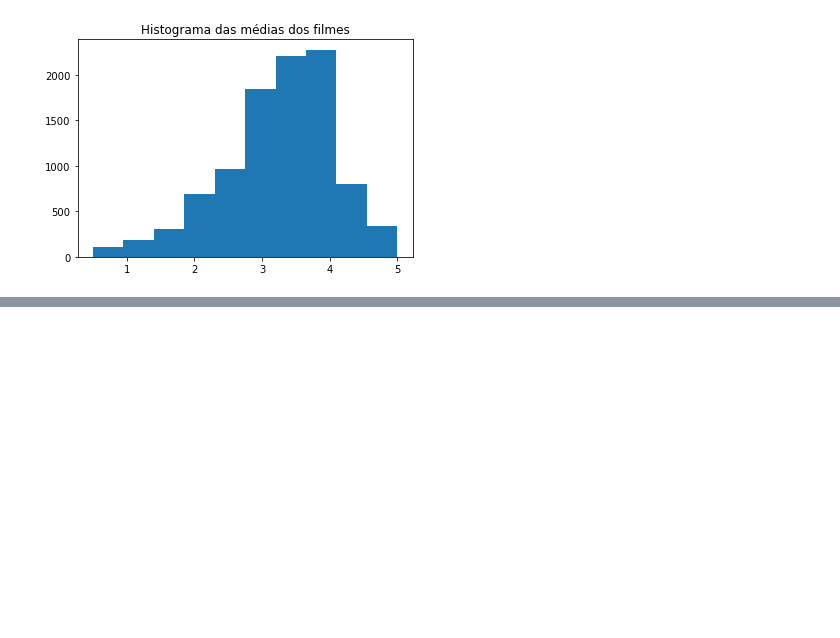
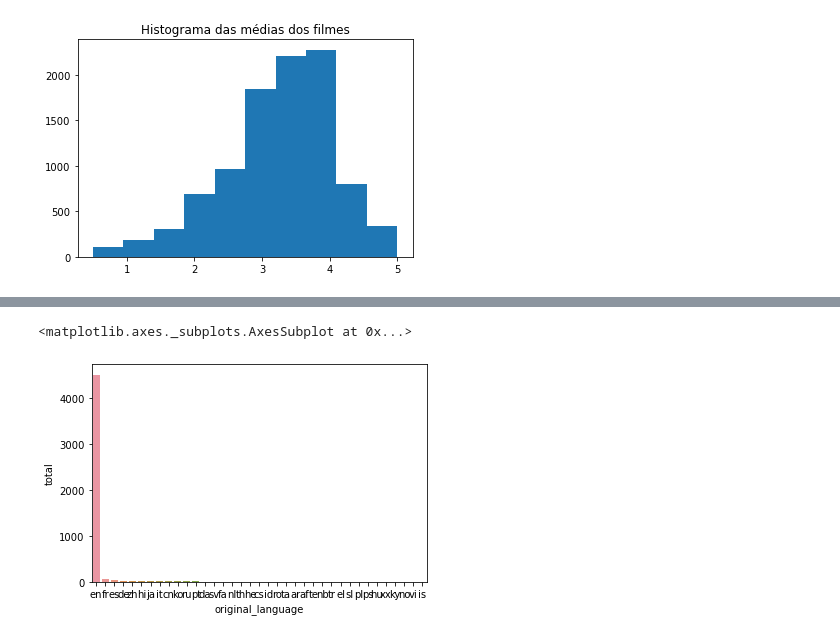
Before and after one commit to lucian-bonifacio/curso-python, a Jupyter notebook: formacao-datascience-alura/Introdução a Data Science.ipynb, the cells around one changed output, grey strips where cells are left out. Saved outputs shown, nothing was run; the diff lists cells and outputs as text; code cells hidden in the pictures; blank space fills up the shorter version.

```diff
--- a/formacao-datascience-alura/Introdução a Data Science.ipynb
+++ b/formacao-datascience-alura/Introdução a Data Science.ipynb
@@ -145,3 +145,6 @@ plt.title('Histograma das médias dos filmes')
 # %% [output]
 Text(0.5, 1.0, 'Histograma das médias dos filmes')
 [figure]
+# %%
+tmdb = pd.read_csv('E:\\Google Drive\\PROGRAMAÇÃO\\curso-python\\formacao-datascience-alura\\dados\\tmdb_5000_movies.csv')
+tmdb.head()
@@ -147,0 +173,4 @@ Text(0.5, 1.0, 'Histograma das médias dos filmes')
+# %%
+contagem_de_lingua = tmdb['original_language'].value_counts().to_frame().reset_index()
+contagem_de_lingua.columns = ['original_language', 'total']
+contagem_de_lingua.head()
@@ -147,0 +184,5 @@ Text(0.5, 1.0, 'Histograma das médias dos filmes')
+# %%
+sns.barplot(x='original_language', y='total', data = contagem_de_lingua)
+# %% [output]
+<matplotlib.axes._subplots.AxesSubplot at 0x...>
+[figure, added]
```
Also changed, not shown: parts of 12 cells of this notebook, 1 other file.
